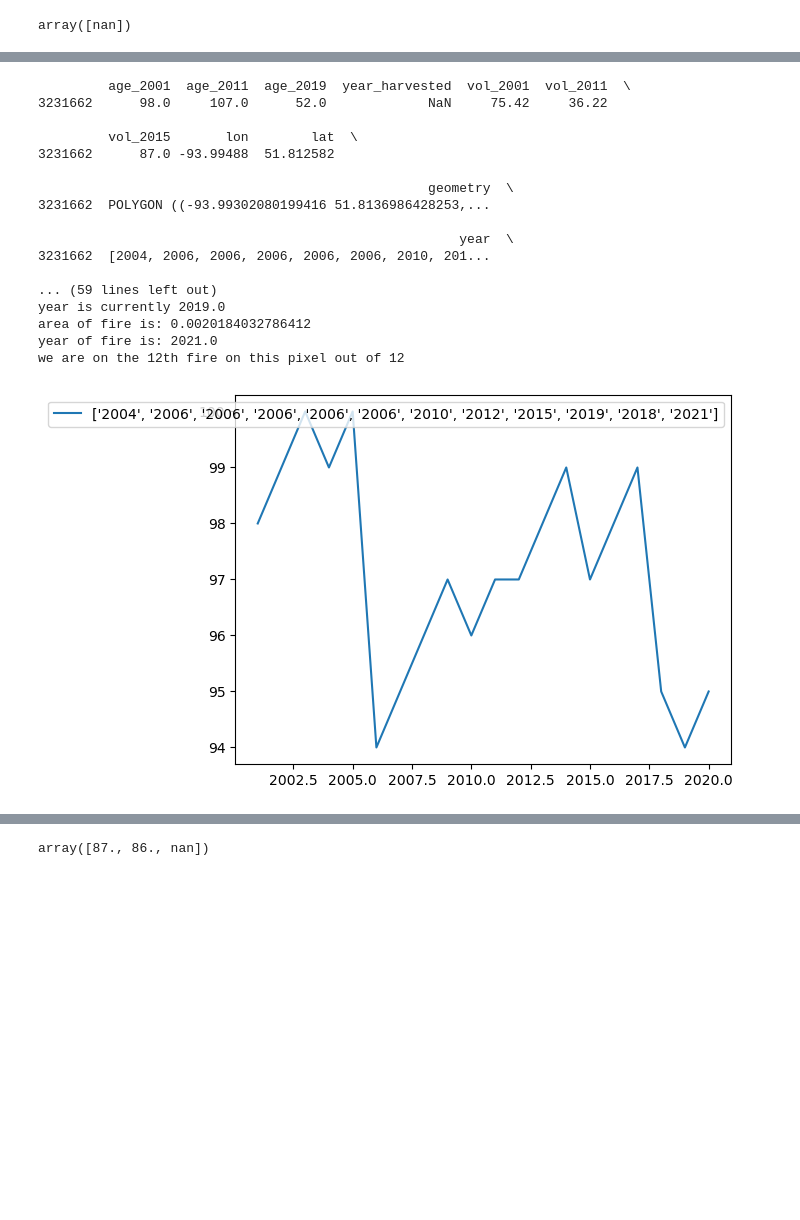
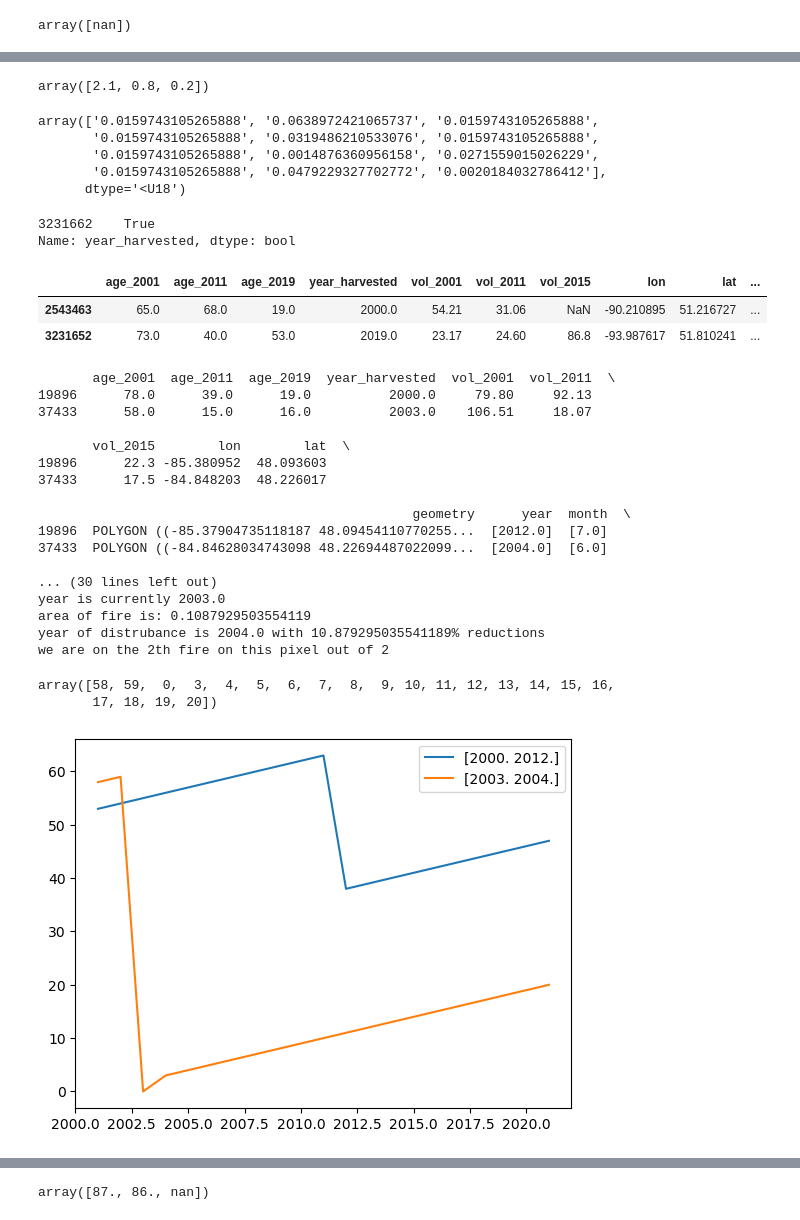
Before and after one commit to AntoinePepin6/Ontario-Geographers-Project, a Jupyter notebook: Forest Data 3 Merge Forest with Fire Data.ipynb, the cells around one changed output, grey strips where cells are left out. Saved outputs shown, nothing was run; the diff lists cells and outputs as text; code cells hidden in the pictures; blank space fills up the shorter version.

```diff
--- a/Forest Data 3 Merge Forest with Fire Data.ipynb
+++ b/Forest Data 3 Merge Forest with Fire Data.ipynb
@@ -631,3 +639,32 @@ array(['2004', '2006', '2006', '2006', '2006', '2006', '2010', '2012',
+# %%
+X = np.array([1, 3, 2, 1, 2])
+Y = np.array([0.1, 0.2, 0.5, 2.0, 0.3])
+
+u, inv = np.unique(X, return_inverse=True)
+
+sums = np.zeros(len(u), dtype=Y.dtype)
+
+np.add.at(sums, inv, Y)
+
+sums
+# %% [output]
+array([2.1, 0.8, 0.2])
+# %%
+sorted = np.argsort(np.array(np.array(data['year'])[0]))
+# %%
+disturbance_factors = np.take_along_axis(np.array(np.array(data['area_intersect_perc'])[0]),sorted,axis=0).astype('<U18')
+disturbance_factors
+# %% [output]
+array(['0.0159743105265888', '0.0638972421065737', '0.0159743105265888',
+       '0.0159743105265888', '0.0319486210533076', '0.0159743105265888',
+       '0.0159743105265888', '0.0014876360956158', '0.0271559015026229',
+       '0.0159743105265888', '0.0479229327702772', '0.0020184032786412'],
+      dtype='<U18')
+# %%
+data.isna()['year_harvested'] == True
+# %% [output]
+3231662    True
+Name: year_harvested, dtype: bool
 # %%
 fire_years
 # %%
@@ -776,43 +842,54 @@ def age_forest(data):
 
     #last condition is if it was harvested, and fires occured
     #elif (data.isna()['number_fires'] == False) & (data.isna()['year_harvested'] == False):
+# %%
+ON_forest_and_fires[(ON_forest_and_fires.number_fires == 4) & (ON_forest_and_fires.year_harvested.isna() == False)].head(2)
+# %% [output]
+|  | age_2001 | age_2011 | age_2019 | year_harvested | vol_2001 | vol_2011 | vol_2015 | lon | lat | ... |
+| 2543463 | 65.0 | 68.0 | 19.0 | 2000.0 | 54.21 | 31.06 | NaN | -90.210895 | 51.216727 | ... |
+| 3231652 | 73.0 | 40.0 | 53.0 | 2019.0 | 23.17 | 24.60 | 86.8 | -93.987617 | 51.810241 | ... |
 # %%
 #data = pd.DataFrame(columns=['ages','harvested','fires'])
 
 #data[['ages','harvested','fires']]=ON_forest_and_fires.head(10).apply(lambda row: age_forest(row),axis=1)
 
 ages,fires,harvested,years = [],[],[],[]
-data = ON_forest_and_fires[ON_forest_and_fires.number_fires == 12].head(2)
+data = ON_forest_and_fires[(ON_forest_and_fires.number_fires == 1) & (ON_forest_and_fires.year_harvested.isna() == False)].head(2)
 print(data)
 for i in range(len(data)):
     print("\n we are on data row",i)
     result = age_forest(data.iloc[i,:])
     ages.append(result[0])
     years.append(result[1])
-#    #fires.append(result[1])
+    fires.append(result[2])
 #    #harvested.append(result[2])
 # %% [output]
-         age_2001  age_2011  age_2019  year_harvested  vol_2001  vol_2011  \
-3231662      98.0     107.0      52.0             NaN     75.42     36.22
+       age_2001  age_2011  age_2019  year_harvested  vol_2001  vol_2011  \
+19896      78.0      39.0      19.0          2000.0     79.80     92.13
+37433      58.0      15.0      16.0          2003.0    106.51     18.07
 
-         vol_2015       lon        lat  \
-3231662      87.0 -93.99488  51.812582
+       vol_2015        lon        lat  \
+19896      22.3 -85.380952  48.093603
+37433      17.5 -84.848203  48.226017
 
-                                                  geometry  \
-3231662  POLYGON ((-93.99302080199416 51.8136986428253,...
+                                                geometry      year  month  \
+19896  POLYGON ((-85.37904735118187 48.09454110770255...  [2012.0]  [7.0]
+37433  POLYGON ((-84.84628034743098 48.22694487022099...  [2004.0]  [6.0]
 
-                                                      year  \
-3231662  [2004, 2006, 2006, 2006, 2006, 2006, 2010, 201...
-
-... (59 lines left out)
-year is currently 2019.0
-area of fire is: 0.0020184032786412
-year of fire is: 2021.0
-we are on the 12th fire on this pixel out of 12
+... (30 lines left out)
+year is currently 2003.0
+area of fire is: 0.1087929503554119
+year of distrubance is 2004.0 with 10.879295035541189% reductions
+we are on the 2th fire on this pixel out of 2
+# %%
+ages[1]
+# %% [output]
+array([58, 59,  0,  3,  4,  5,  6,  7,  8,  9, 10, 11, 12, 13, 14, 15, 16,
+       17, 18, 19, 20])
 # %%
 for i in range(len(data)):
-    plt.plot(years[i],ages[i],label=data.iloc[i,10])
+    plt.plot(years[i],ages[i],label=fires[i])
     plt.legend()
 # %% [output]
-[figure, old version]
+[figure, new version]
 # %%
```
Also changed, not shown: parts of 16 cells of this notebook.
